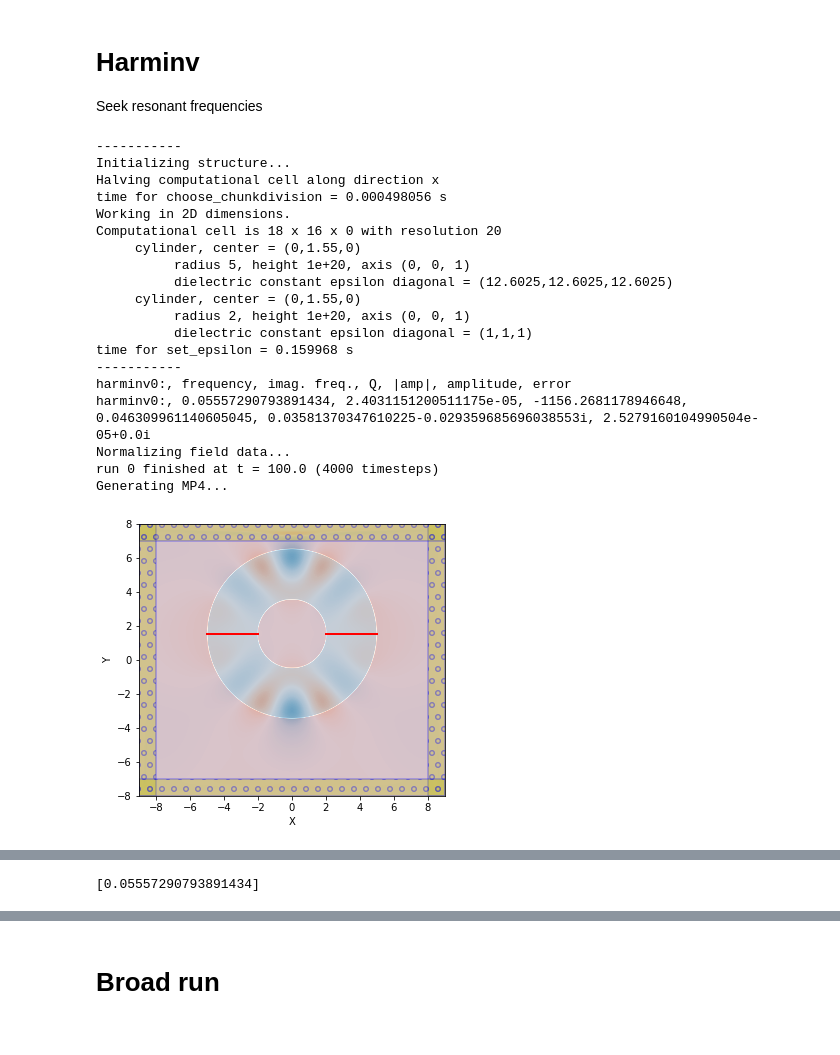
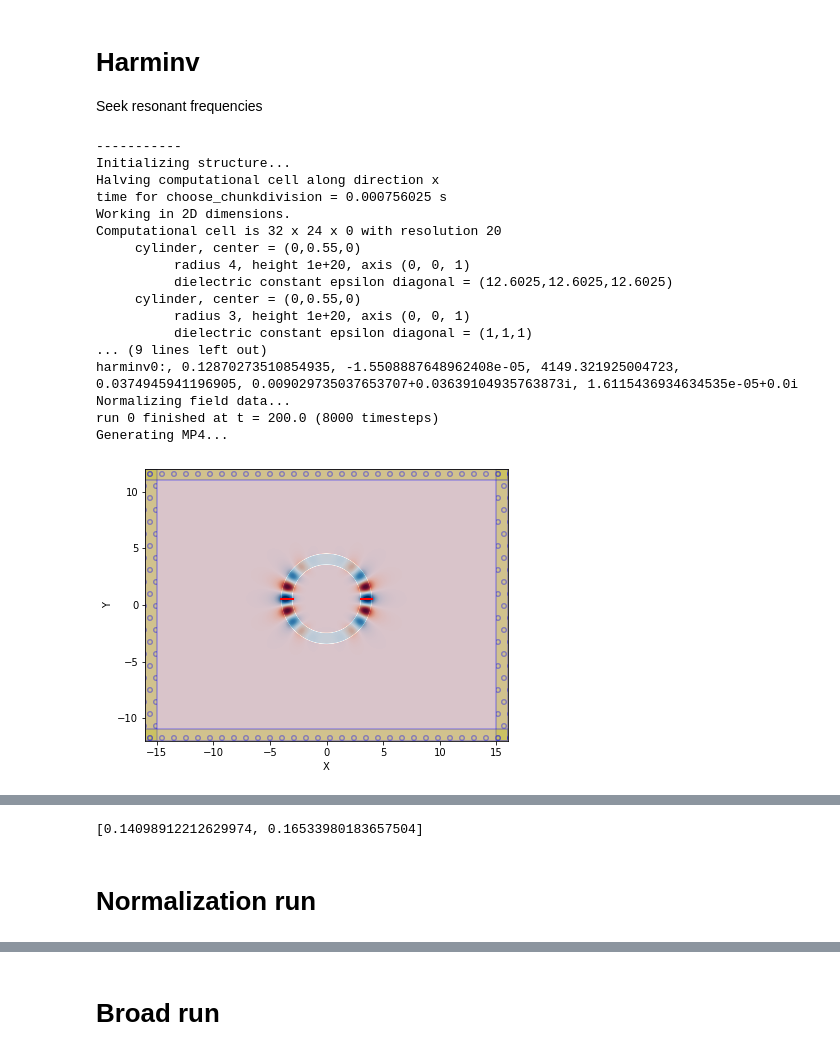
Before and after one commit to leonardocattarin/LabAdvPhotonicsMeep, a Jupyter notebook: Microring_Resonator/Test_Ring_Resonator.ipynb, the cells around one changed output, grey strips where cells are left out. Drawn from its saved outputs; the diff is of its cells as text; code cells hidden in the pictures.

Commit message:
Updated Ring resonator

```diff
--- a/Microring_Resonator/Test_Ring_Resonator.ipynb
+++ b/Microring_Resonator/Test_Ring_Resonator.ipynb
@@ -64,8 +64,8 @@ Cell
 #define cell size and resolution
 #Cell size is in meep units
 #center is in (0,0), ranges in x=(-sx/2,sx/2), y=(-sy/2,sy/2)
-sx = 18
-sy = 16
+sx = 32
+sy = 24
 
 cell = mp.Vector3(sx, sy)
 
@@ -88,9 +88,9 @@ n_ring = n_wvg
 d = 0.1
 
 #Width properties
-wvg_width = 3
+wvg_width = 1
 
-ring_r = 2
+ring_r = 3
 ring_w = wvg_width
 
 #Position properties
@@ -114,8 +114,11 @@ source_y = wvg_y
 source_width = wvg_width
 
 #note: df is not really the frequency sigma
-f_central = 0.06
+f_central = 0.15
 df = 0.05
+
+f_harm = 0.12
+df_harm = 0.14
 
 print("#Source pulse frequency: fcent= ", f_central*freq_unit*1e-12, " THz, df= ",df*freq_unit*1e-12, " THz" )
 print("#Source vacuum wavelength: lambda = ",  c/(f_central*freq_unit)*1e+6, "um, dlambda = ",c/(df*freq_unit)*1e+6,"um")
@@ -190,46 +193,44 @@ pml_layers = [mp.PML(pml_thickness)]
 sim = mp.Simulation(cell_size=cell,
                     boundary_layers=pml_layers,
                     sources=sources,
                     geometry=geometry,
                     resolution=resolution,
                     symmetries=[mp.Mirror(mp.X)])
 
 animate = mp.Animate2D(sim,
                        fields=mp.Ez,
                        normalize=True,
                        realtime=False,
                        eps_parameters={'alpha':1, 'cmap':'RdBu', 'interpolation':'spline36'},
                        field_parameters={'alpha':0.8, 'cmap':'RdBu', 'interpolation':'spline36'},
                        boundary_parameters={'hatch':'o', 'linewidth':1.5, 'facecolor':'y', 'edgecolor':'b', 'alpha':0.3})
 
 har = mp.Harminv(mp.Ez, har_pt, f_mon_central, df_mon)
 
 #Simulate
 mp.verbosity(1)
-sim.run(mp.after_sources(har), mp.at_every(1, animate), until=100)
+sim.run(mp.after_sources(har), mp.at_every(1, animate), until=200)
 
 animate.to_mp4(10, "Ez_Harminv.mp4")
 # %% [output]
 -----------
 Initializing structure...
 Halving computational cell along direction x
-time for choose_chunkdivision = 0.000498056 s
+time for choose_chunkdivision = 0.000756025 s
 Working in 2D dimensions.
-Computational cell is 18 x 16 x 0 with resolution 20
-     cylinder, center = (0,1.55,0)
-          radius 5, height 1e+20, axis (0, 0, 1)
+Computational cell is 32 x 24 x 0 with resolution 20
+     cylinder, center = (0,0.55,0)
+          radius 4, height 1e+20, axis (0, 0, 1)
           dielectric constant epsilon diagonal = (12.6025,12.6025,12.6025)
-     cylinder, center = (0,1.55,0)
-          radius 2, height 1e+20, axis (0, 0, 1)
+     cylinder, center = (0,0.55,0)
+          radius 3, height 1e+20, axis (0, 0, 1)
           dielectric constant epsilon diagonal = (1,1,1)
-time for set_epsilon = 0.159968 s
------------
-harminv0:, frequency, imag. freq., Q, |amp|, amplitude, error
-harminv0:, 0.05557290793891434, 2.4031151200511175e-05, -1156.2681178946648, 0.046309961140605045, 0.03581370347610225-0.029359685696038553i, 2.5279160104990504e-05+0.0i
+... (9 lines left out)
+harminv0:, 0.12870273510854935, -1.5508887648962408e-05, 4149.321925004723, 0.0374945941196905, 0.009029735037653707+0.03639104935763873i, 1.6115436934634535e-05+0.0i
 Normalizing field data...
-run 0 finished at t = 100.0 (4000 timesteps)
+run 0 finished at t = 200.0 (8000 timesteps)
 Generating MP4...
-[figure, old version]
+[figure, new version]
 # %%
 Video("Ez_Harminv.mp4")
 # %% [output]
@@ -238,4 +239,6 @@ Video("Ez_Harminv.mp4")
 har_freq = [m.freq for m in har.modes]
 print(har_freq)
 # %% [output]
-[0.05557290793891434]
+[0.14098912212629974, 0.16533980183657504]
+# %% [markdown]
+# Normalization run
```
Also changed, not shown: parts of 22 cells of this notebook, 2 other files.
